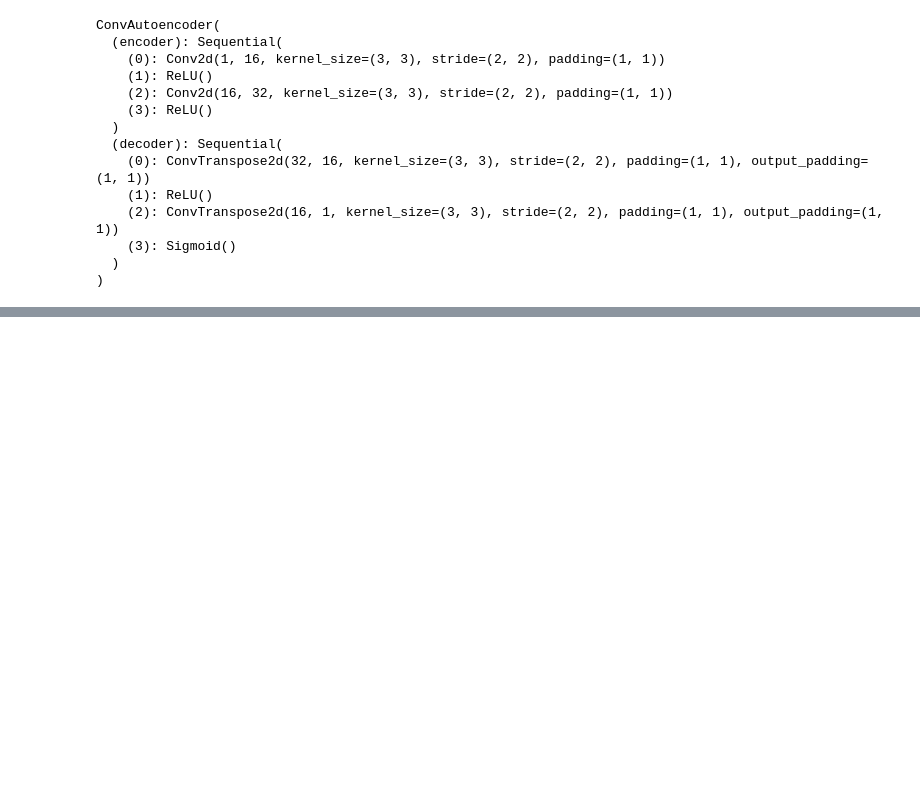
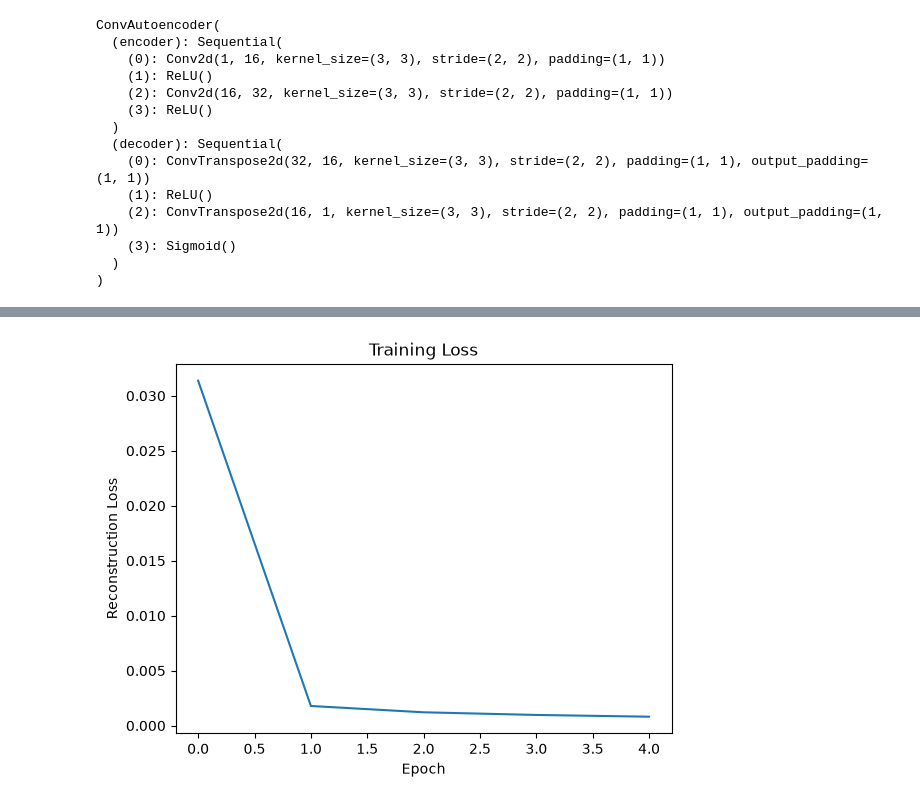
Before and after one commit to kjalh/12_NLP, a Jupyter notebook: 05_AutoEncoder.ipynb, the cells around one changed output, grey strips where cells are left out. Drawn from its saved outputs; the diff is of its cells as text; code cells hidden in the pictures; blank space fills up the shorter version.

```diff
--- a/05_AutoEncoder.ipynb
+++ b/05_AutoEncoder.ipynb
@@ -145,3 +145,35 @@ ConvAutoencoder(
     (3): Sigmoid()
   )
 )
+# %%
+criterion = nn.MSELoss()
+optimizer = optim.AdamW(model.parameters(), lr=1e-3)
+
+def train_autoencoder(model, loader, criterion, optimizer, device, epochs=5):
+    history = []
+
+    for epoch in range(epochs):
+        model.train()
+        running_loss = 0.0
+
+        for x, _ in loader:
+            x = x.to(device)
+
+            _, x_hat = model(x)
+            loss = criterion(x_hat, x)
+
+            optimizer.zero_grad()
+            loss.backward()
+            optimizer.step()
+
+            running_loss += loss.item() * x.size(0)
+
+        epoch_loss = running_loss / len(loader.dataset)
+        history.append(epoch_loss)
+        print(f"Epoch {epoch+1:02d}/{epochs} | Loss: {epoch_loss:.6f}")
+
+    return history
+
+history = train_autoencoder(
+    model, train_loader, criterion, optimizer, DEVICE, epochs=5
+)
@@ -147,0 +186,8 @@ ConvAutoencoder(
+# %%
+plt.plot(history)
+plt.xlabel("Epoch")
+plt.ylabel("Reconstruction Loss")
+plt.title("Training Loss")
+plt.show()
+# %% [output]
+[figure, added]
```
Also changed, not shown: parts of 2 cells of this notebook.
